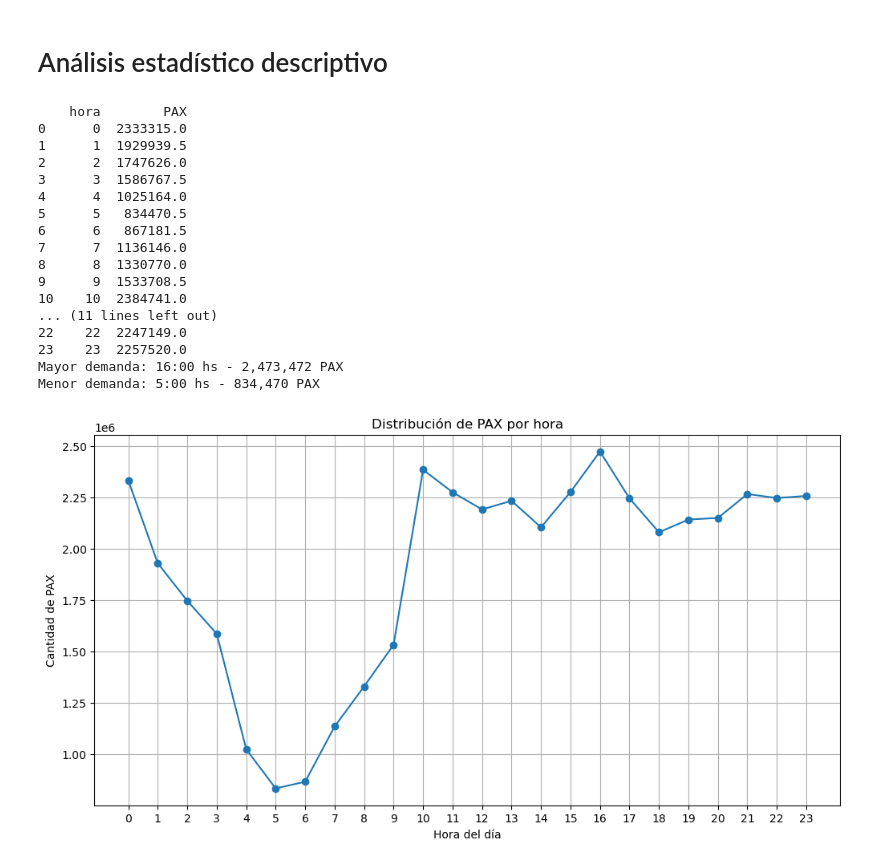
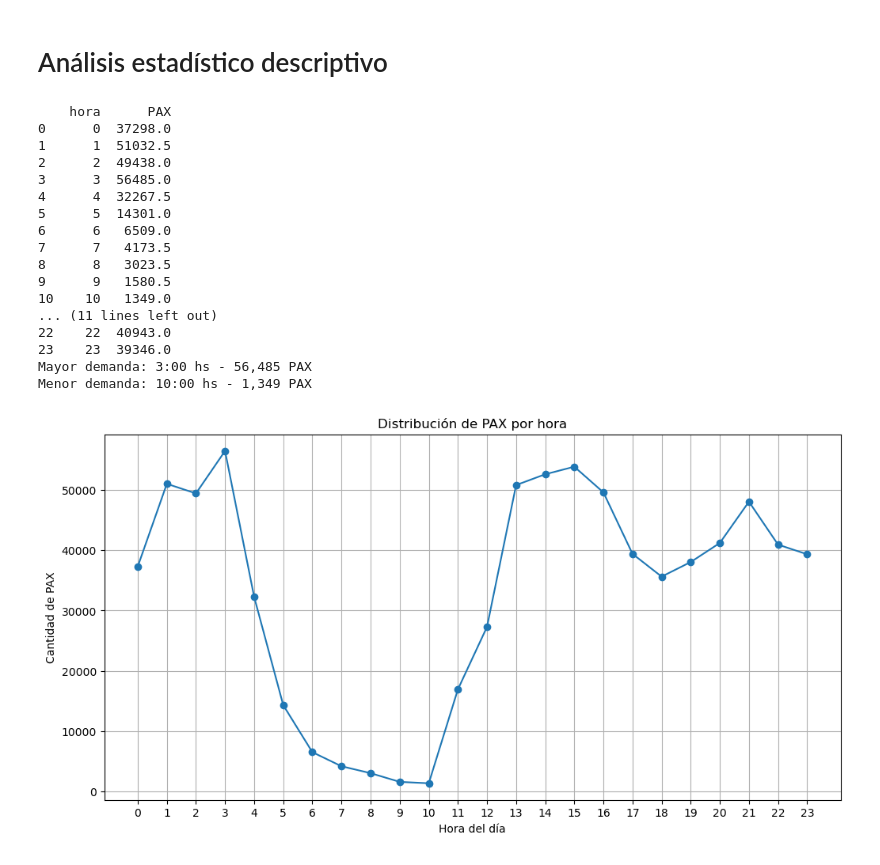
Before and after one commit to mletelle/MateIV_Transporte_Publico, a Jupyter notebook: Datasets ANALIZADOS/Aterrizajes despegues.ipynb, the cells around one changed output. Drawn from its saved outputs; the diff is of its cells as text; code cells hidden in the pictures.

```diff
--- a/Datasets ANALIZADOS/Aterrizajes despegues.ipynb
+++ b/Datasets ANALIZADOS/Aterrizajes despegues.ipynb
@@ -239,58 +269,65 @@ dtype: int64
 # %%
 #Cuál es el rango horario con más pasajeros y con menos?
 
-# Hora entera (0-23)
-hora = pd.to_datetime(anac['Hora UTC'], format='%H:%M').dt.hour
+# Crear columna hora
+anac['hora'] = pd.to_datetime(
+    anac['Hora UTC'],
+    format='%H:%M'
+).dt.hour
+
+# Filtrar aterrizajes en BRC
+filtro = (
+    (anac['Tipo de Movimiento'] == 'Aterrizaje') &
+    (anac['Origen / Destino'] == 'BAR')
+)
 
 # PAX por hora
 pax_por_hora = (
-    anac.groupby(hora)['PAX']
+    anac.loc[filtro]
+        .groupby('hora', as_index=False)['PAX']
         .sum()
-        .reset_index()
 )
-
-pax_por_hora.columns = ['hora', 'PAX']
 
 print(pax_por_hora)
 
 # Hora de mayor y menor demanda
 hora_max = pax_por_hora.loc[pax_por_hora['PAX'].idxmax()]
 hora_min = pax_por_hora.loc[pax_por_hora['PAX'].idxmin()]
 
 print(f"Mayor demanda: {int(hora_max['hora'])}:00 hs - {hora_max['PAX']:,.0f} PAX")
 print(f"Menor demanda: {int(hora_min['hora'])}:00 hs - {hora_min['PAX']:,.0f} PAX")
 
 # Gráfico
 plt.figure(figsize=(12,6))
 plt.plot(
     pax_por_hora['hora'],
     pax_por_hora['PAX'],
     marker='o'
 )
 
 plt.xticks(range(24))
 plt.xlabel('Hora del día')
 plt.ylabel('Cantidad de PAX')
 plt.title('Distribución de PAX por hora')
 plt.grid(True)
 plt.show()
 # %% [output]
-    hora        PAX
-0      0  2333315.0
-1      1  1929939.5
-2      2  1747626.0
-3      3  1586767.5
-4      4  1025164.0
-5      5   834470.5
-6      6   867181.5
-7      7  1136146.0
-8      8  1330770.0
-9      9  1533708.5
-10    10  2384741.0
+    hora      PAX
+0      0  37298.0
+1      1  51032.5
+2      2  49438.0
+3      3  56485.0
+4      4  32267.5
+5      5  14301.0
+6      6   6509.0
+7      7   4173.5
+8      8   3023.5
+9      9   1580.5
+10    10   1349.0
 ... (11 lines left out)
-22    22  2247149.0
-23    23  2257520.0
-Mayor demanda: 16:00 hs - 2,473,472 PAX
-Menor demanda: 5:00 hs - 834,470 PAX
+22    22  40943.0
+23    23  39346.0
+Mayor demanda: 3:00 hs - 56,485 PAX
+Menor demanda: 10:00 hs - 1,349 PAX
-[figure, old version]
+[figure, new version]
 # %%
```
Also changed, not shown: parts of 8 cells of this notebook.
